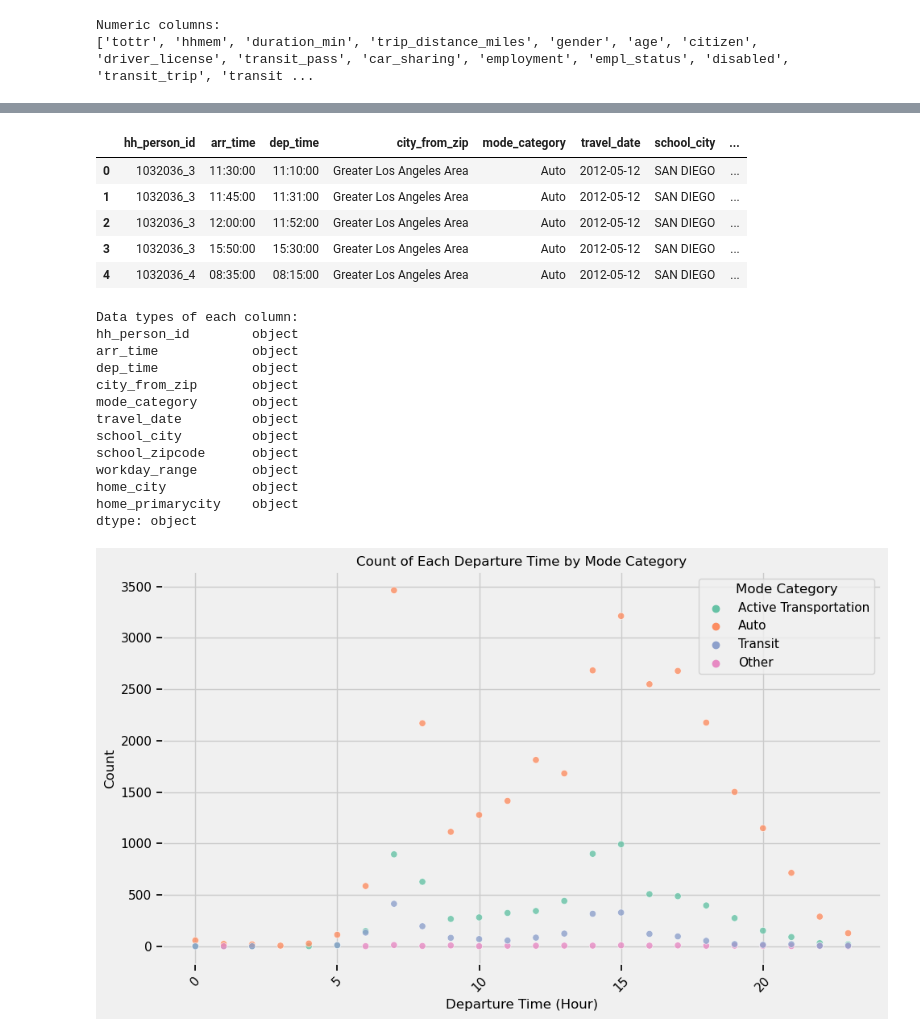
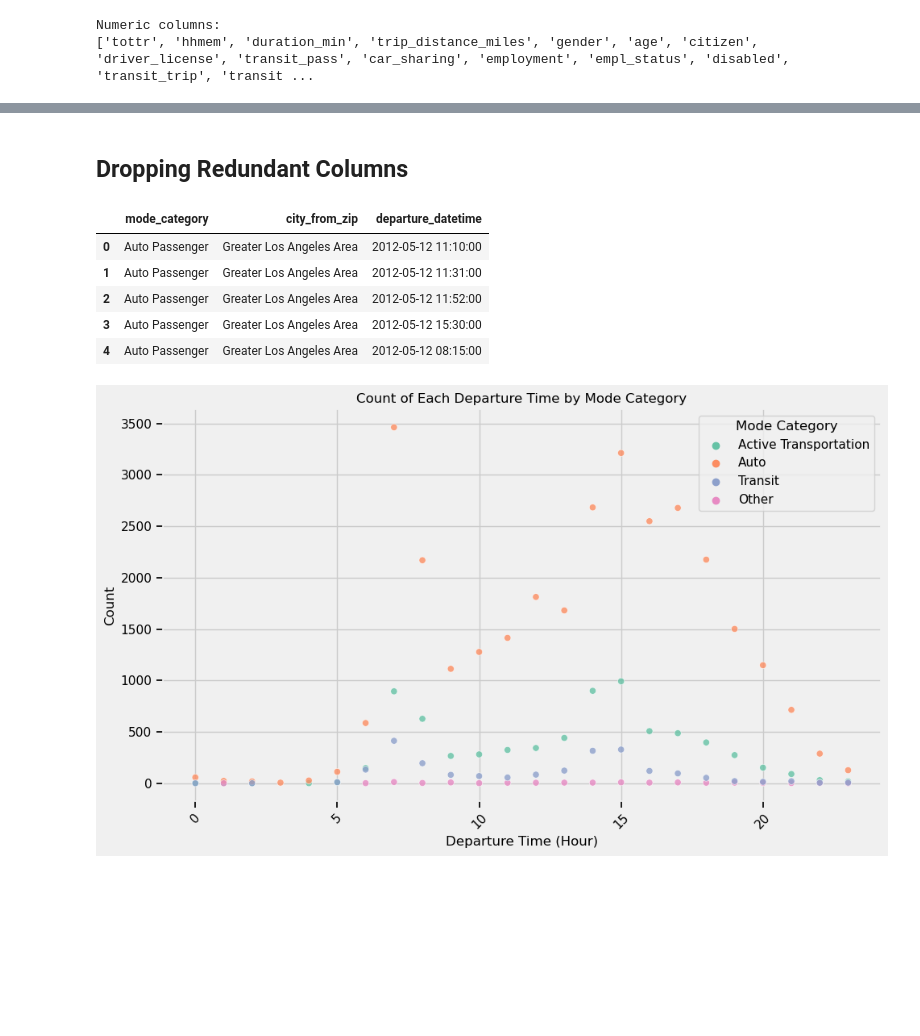
Before and after one commit to nico988766/CME-538-Mickey-Mousers, a Jupyter notebook: 3 - EDA/students/students_EDA_with_outliers_missing_values.ipynb, the cells around one changed output, grey strips where cells are left out. Cells and saved outputs as stored; diff of their text form; code cells hidden in the pictures; blank space fills up the shorter version.

```diff
--- a/3 - EDA/students/students_EDA_with_outliers_missing_values.ipynb
+++ b/3 - EDA/students/students_EDA_with_outliers_missing_values.ipynb
@@ -116,16 +160,0 @@ dtype: int64
-# %%
-# List of columns to check for null or NaN values
-columns_to_clean = ['school_mode', 'toll_use', 'motor_trip']
-
-# Drop rows with NaN in the specified columns
-df_cleaned = df.dropna(subset=columns_to_clean)
-df_filtered = df_cleaned[(df_cleaned['trip_distance_miles'] <= 900) & (df_cleaned['duration_min'] <= 600)]
-# Replace NaN and null values in the employment column with 1 (students are default 1 istead of NAN )
-df_filtered['employment'] = df_filtered['employment'].fillna(1)
-
-# Check the result
-print(f"Rows after dropping Na and null: {df_cleaned.shape[0]}")
-
-
-# Check the result
-print(f"Rows after dropping outliers: {df_filtered.shape[0]}")
@@ -134,0 +163,5 @@ Rows after dropping outliers: 38097
+# %%
+# employment status has been filtered when seperating students & workers
+# veh_op_count overlaps with veh_count
+# school mode overlaps with mode_category
+df_filtered = df_filtered.drop(columns=['employment', 'empl_status', 'vehicle_op_count', 'school_mode'])
@@ -145,37 +180,28 @@ Non-numeric columns:
+# %% [markdown]
+## Dropping Redundant Columns
+# %%
+# workday_range is for workers
+# home_city, home_primarycity, school_city overlap with city_from_zip
+df_filtered = df_filtered.drop(columns=['home_primarycity', 'home_city', 'school_city', 'workday_range', 'arr_time'])
+# %%
+# Combine travel_date and dep_time into a single datetime column
+df_filtered['departure_datetime'] = pd.to_datetime(df_filtered['travel_date'] + ' ' + df_filtered['dep_time'])
+
+# Drop the original travel_date and dep_time columns if no longer needed
+df_filtered = df_filtered.drop(columns=['travel_date', 'dep_time'])
 # %%
 # Create a DataFrame with only non-numeric columns
-df_non_numeric = df[non_numeric_columns]
+df_non_numeric = df_filtered[df_filtered.select_dtypes(exclude=['number']).columns.tolist()]
 
 # Display the DataFrame with non-numeric columns
 df_non_numeric.head()
 # %% [output]
-|  | hh_person_id | arr_time | dep_time | city_from_zip | mode_category | travel_date | school_city | ... |
-| 0 | 1032036_3 | 11:30:00 | 11:10:00 | Greater Los Angeles Area | Auto | 2012-05-12 | SAN DIEGO | ... |
-| 1 | 1032036_3 | 11:45:00 | 11:31:00 | Greater Los Angeles Area | Auto | 2012-05-12 | SAN DIEGO | ... |
-| 2 | 1032036_3 | 12:00:00 | 11:52:00 | Greater Los Angeles Area | Auto | 2012-05-12 | SAN DIEGO | ... |
-| 3 | 1032036_3 | 15:50:00 | 15:30:00 | Greater Los Angeles Area | Auto | 2012-05-12 | SAN DIEGO | ... |
-| 4 | 1032036_4 | 08:35:00 | 08:15:00 | Greater Los Angeles Area | Auto | 2012-05-12 | SAN DIEGO | ... |
+|  | mode_category | city_from_zip | departure_datetime |
+| 0 | Auto Passenger | Greater Los Angeles Area | 2012-05-12 11:10:00 |
+| 1 | Auto Passenger | Greater Los Angeles Area | 2012-05-12 11:31:00 |
+| 2 | Auto Passenger | Greater Los Angeles Area | 2012-05-12 11:52:00 |
+| 3 | Auto Passenger | Greater Los Angeles Area | 2012-05-12 15:30:00 |
+| 4 | Auto Passenger | Greater Los Angeles Area | 2012-05-12 08:15:00 |
-# %%
-# Check the data type of each column
-column_types = df_non_numeric.dtypes
-
-# Display the types
-print("Data types of each column:")
-print(column_types)
-# %% [output]
-Data types of each column:
-hh_person_id        object
-arr_time            object
-dep_time            object
-city_from_zip       object
-mode_category       object
-travel_date         object
-school_city         object
-school_zipcode      object
-workday_range       object
-home_city           object
-home_primarycity    object
-dtype: object
 # %%
 # Convert 'dep_time' to datetime format
 df['dep_time'] = pd.to_datetime(df['dep_time'], errors='coerce')
```
Also changed, not shown: parts of 19 cells of this notebook, 2 other files.
